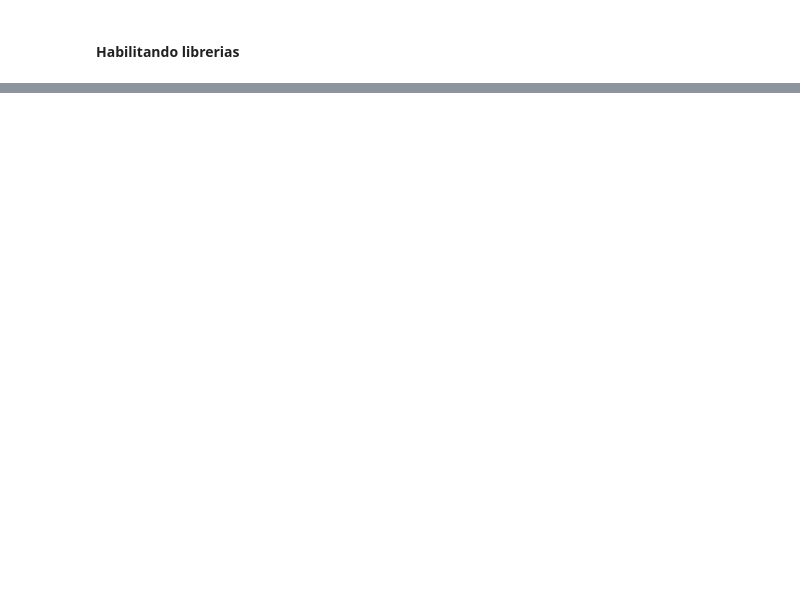
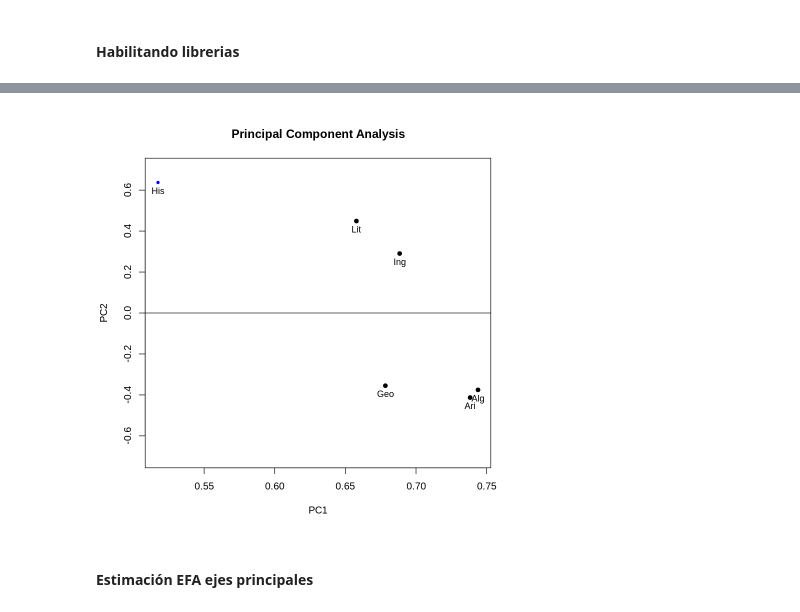
Before and after one commit to cristiandarioortegayubro/Maestria-Ciencia-de-Datos-UBA-FCE, a Jupyter notebook: Analisis_Multivariado/Analisis_exploratorio_factorial.ipynb, the cells around one changed output, grey strips where cells are left out. Cells and saved outputs as stored; diff of their text form; code cells hidden in the pictures; blank space fills up the shorter version.

```diff
--- a/Analisis_Multivariado/Analisis_exploratorio_factorial.ipynb
+++ b/Analisis_Multivariado/Analisis_exploratorio_factorial.ipynb
@@ -58,0 +60,9 @@ ERROR: ignored
+# %%
+r <- c(1.000,
+        .439,1.000,
+        .410,.351,1.000,
+        .288,.354,.164,1.000,
+        .329,.320,.190,.595,1.000,
+        .248,.329,.181,.470,.464,1.000)
+# %%
+R <- lav_matrix_lower2full(r)
@@ -58,0 +83,2 @@ ERROR: ignored
+# %%
+fit.pca <- principal(R, nfactors = 2, rotate = "none", nobs = 220)
@@ -58,0 +105,6 @@ ERROR: ignored
+# %%
+plot(fit.pca, labels = row.names(R), cex = .9, ylim = c(-.7,.7))
+# %% [output]
+[figure, added]
+# %% [markdown]
+#### Estimación EFA ejes principales
```
Also changed, not shown: parts of 36 cells of this notebook.
